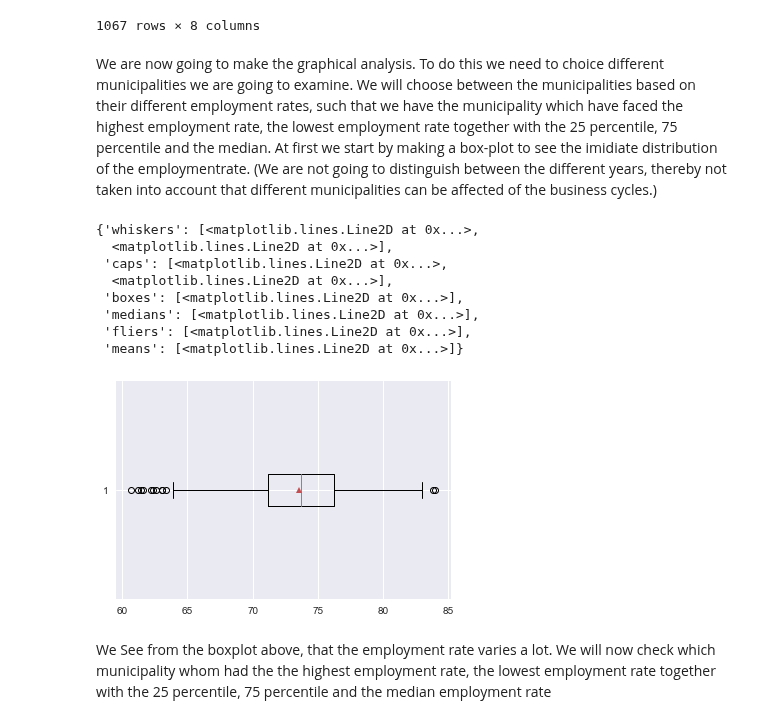
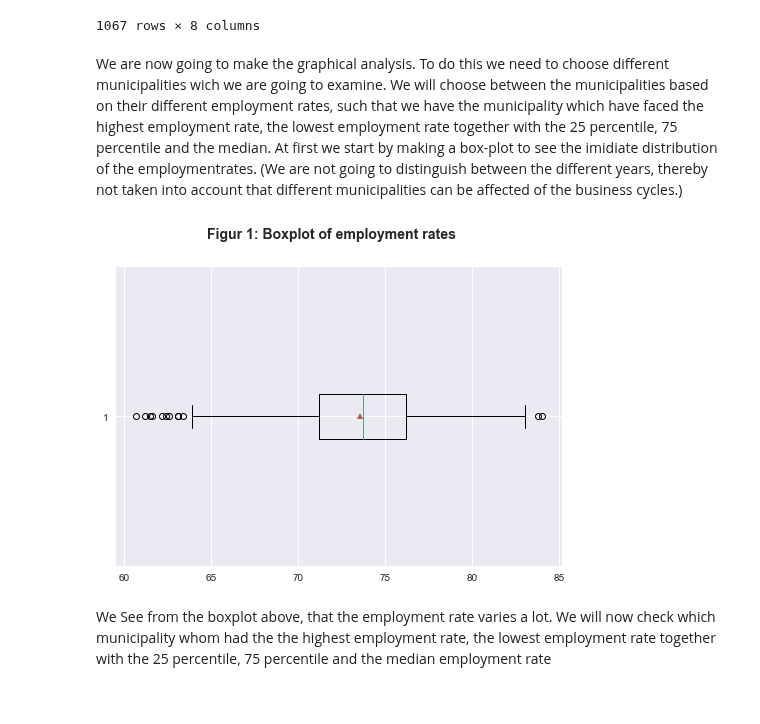
Before and after one commit to Rapyki/projects-2020-slangerne, a Jupyter notebook: dataproject/dataprojecthen.ipynb, the cells around one changed output. Saved outputs shown, nothing was run; the diff lists cells and outputs as text; code cells hidden in the pictures.

```diff
--- a/dataproject/dataprojecthen.ipynb
+++ b/dataproject/dataprojecthen.ipynb
@@ -325,19 +326,18 @@ Table2
 | 1066 | Ærø | 2018 | 6178 | 70.1 | 0.00 | 2.48 | 87.96 | ... |
 1067 rows × 8 columns
 # %% [markdown]
-We are now going to make the graphical analysis. To do this we need to choice different municipalities we are going to examine. We will choose between the municipalities based on their different employment rates, such that we have the municipality which have faced the highest employment rate, the lowest employment rate together with the 25 percentile, 75 percentile and the median. At first we start by making a box-plot to see the imidiate distribution of the employmentrate. (We are not going to distinguish between the different years, thereby not taken into account that different municipalities can be affected of the business cycles.)
+We are now going to make the graphical analysis. To do this we need to choose different municipalities wich we are going to examine. We will choose between the municipalities based on their different employment rates, such that we have the municipality which have faced the highest employment rate, the lowest employment rate together with the 25 percentile, 75 percentile and the median. At first we start by making a box-plot to see the imidiate distribution of the employmentrates. (We are not going to distinguish between the different years, thereby not taken into account that different municipalities can be affected of the business cycles.)
-# %%
-plt.boxplot(Table2['employment rate'],vert=False, showcaps=True, showmeans=True, )
-# %% [output]
-{'whiskers': [<matplotlib.lines.Line2D at 0x...>,
-  <matplotlib.lines.Line2D at 0x...>],
- 'caps': [<matplotlib.lines.Line2D at 0x...>,
-  <matplotlib.lines.Line2D at 0x...>],
- 'boxes': [<matplotlib.lines.Line2D at 0x...>],
- 'medians': [<matplotlib.lines.Line2D at 0x...>],
- 'fliers': [<matplotlib.lines.Line2D at 0x...>],
- 'means': [<matplotlib.lines.Line2D at 0x...>]}
-[figure, removed]
+# %%
+# Boxplot of immidiate distribution of the employment rates
+fig = plt.figure()
+fig.suptitle('Figur 1: Boxplot of employment rates', fontsize=14, fontweight='bold')
+
+ax = fig.add_subplot(111)
+ax.boxplot(Table2['employment rate'],vert=False, showcaps=True, showmeans=True)
+
+plt.show()
+# %% [output]
+[figure, added]
 # %% [markdown]
 We See from the boxplot above, that the employment rate varies a lot. We will now check which municipality whom had the the highest employment rate, the lowest employment rate together with the 25 percentile, 75 percentile and the median employment rate
 # %%
```
Also changed, not shown: parts of 15 cells of this notebook.
